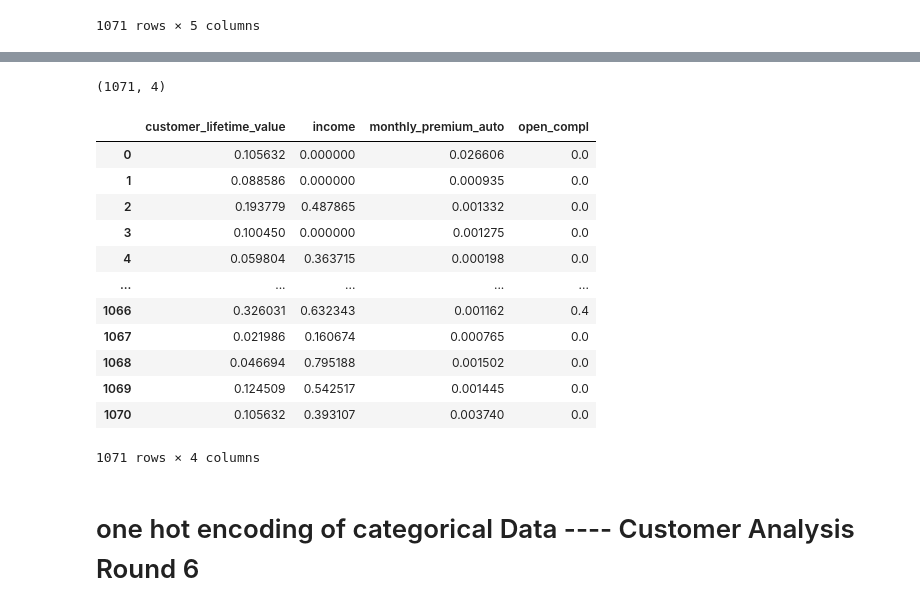
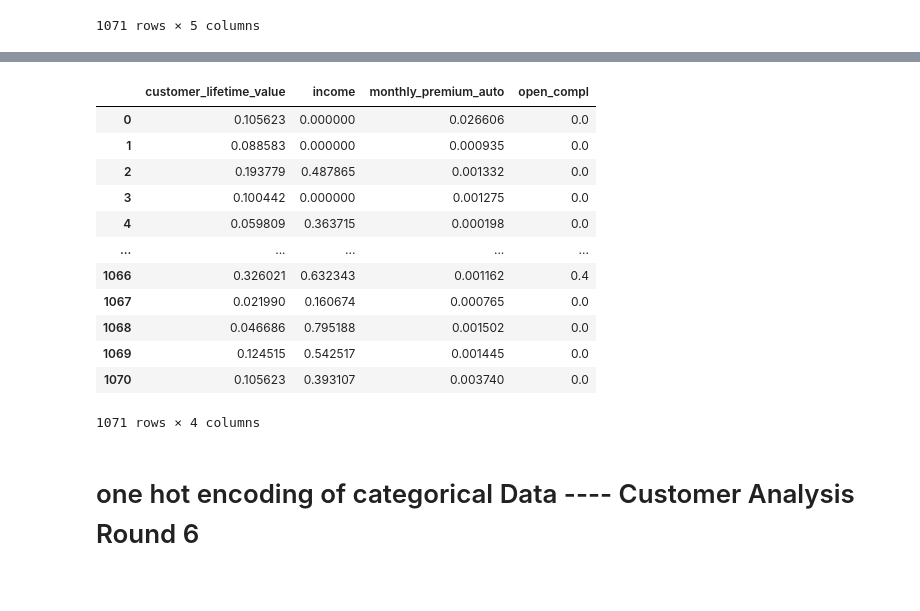
Before and after one commit to tejaldbhatti/lab-dw-data-cleaning-and-formatting, a Jupyter notebook: lab-dw-data-cleaning-and-formatting.ipynb, the cells around one changed output, grey strips where cells are left out. Cells and saved outputs as stored; diff of their text form; code cells hidden in the pictures.

```diff
--- a/lab-dw-data-cleaning-and-formatting.ipynb
+++ b/lab-dw-data-cleaning-and-formatting.ipynb
@@ -466,29 +488,26 @@ X
 # %%
 #Scaling
 from sklearn.preprocessing import MinMaxScaler # do not use the function Normalise() - it does something entirely different
 from sklearn.preprocessing import StandardScaler
 
 transformer = MinMaxScaler().fit(numerical_new) # numerical_new is numenical columns without target variable
 x_normalized = transformer.transform(numerical_new)
-print(x_normalized.shape)
-x_normalized
 num_Min_Max = pd.DataFrame(x_normalized, columns=numerical_new.columns)# num_Min_Max is normalized numerical data columns
 num_Min_Max
 # %% [output]
+|  | customer_lifetime_value | income | monthly_premium_auto | open_compl |
+| 0 | 0.105623 | 0.000000 | 0.026606 | 0.0 |
+| 1 | 0.088583 | 0.000000 | 0.000935 | 0.0 |
+| 2 | 0.193779 | 0.487865 | 0.001332 | 0.0 |
+| 3 | 0.100442 | 0.000000 | 0.001275 | 0.0 |
+| 4 | 0.059809 | 0.363715 | 0.000198 | 0.0 |
+| ... | ... | ... | ... | ... |
+| 1066 | 0.326021 | 0.632343 | 0.001162 | 0.4 |
+| 1067 | 0.021990 | 0.160674 | 0.000765 | 0.0 |
+| 1068 | 0.046686 | 0.795188 | 0.001502 | 0.0 |
+| 1069 | 0.124515 | 0.542517 | 0.001445 | 0.0 |
+| 1070 | 0.105623 | 0.393107 | 0.003740 | 0.0 |
-(1071, 4)
+1071 rows × 4 columns
-|  | customer_lifetime_value | income | monthly_premium_auto | open_compl |
-| 0 | 0.105632 | 0.000000 | 0.026606 | 0.0 |
-| 1 | 0.088586 | 0.000000 | 0.000935 | 0.0 |
-| 2 | 0.193779 | 0.487865 | 0.001332 | 0.0 |
-| 3 | 0.100450 | 0.000000 | 0.001275 | 0.0 |
-| 4 | 0.059804 | 0.363715 | 0.000198 | 0.0 |
-| ... | ... | ... | ... | ... |
-| 1066 | 0.326031 | 0.632343 | 0.001162 | 0.4 |
-| 1067 | 0.021986 | 0.160674 | 0.000765 | 0.0 |
-| 1068 | 0.046694 | 0.795188 | 0.001502 | 0.0 |
-| 1069 | 0.124509 | 0.542517 | 0.001445 | 0.0 |
-| 1070 | 0.105632 | 0.393107 | 0.003740 | 0.0 |
-1071 rows × 4 columns
 # %% [markdown]
 # one hot encoding of categorical Data ---- Customer Analysis Round 6
 # %%
```
Also changed, not shown: parts of 34 cells of this notebook, 1 other file.
